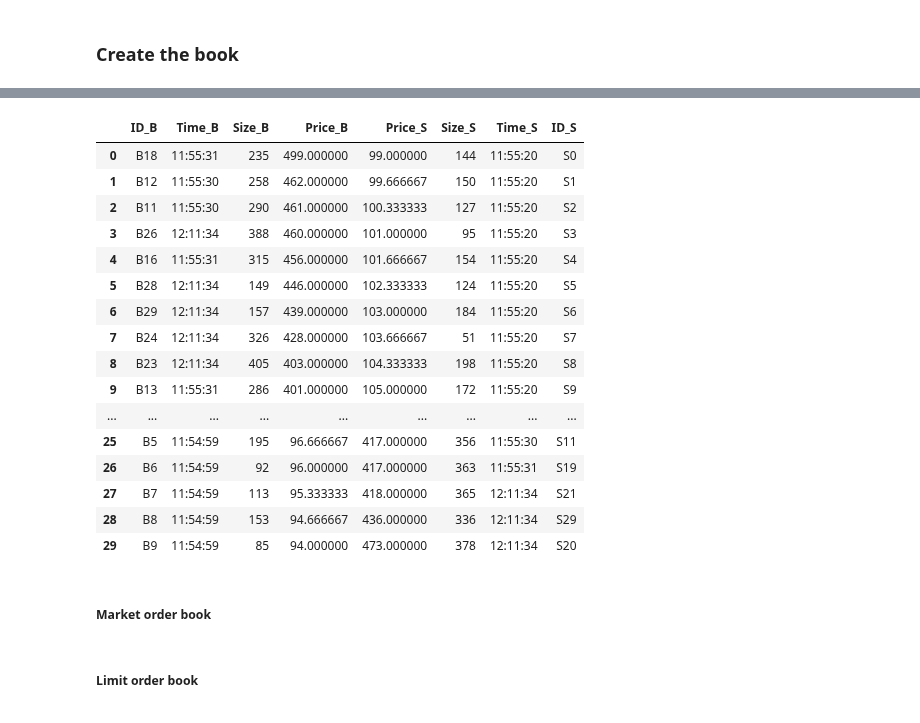
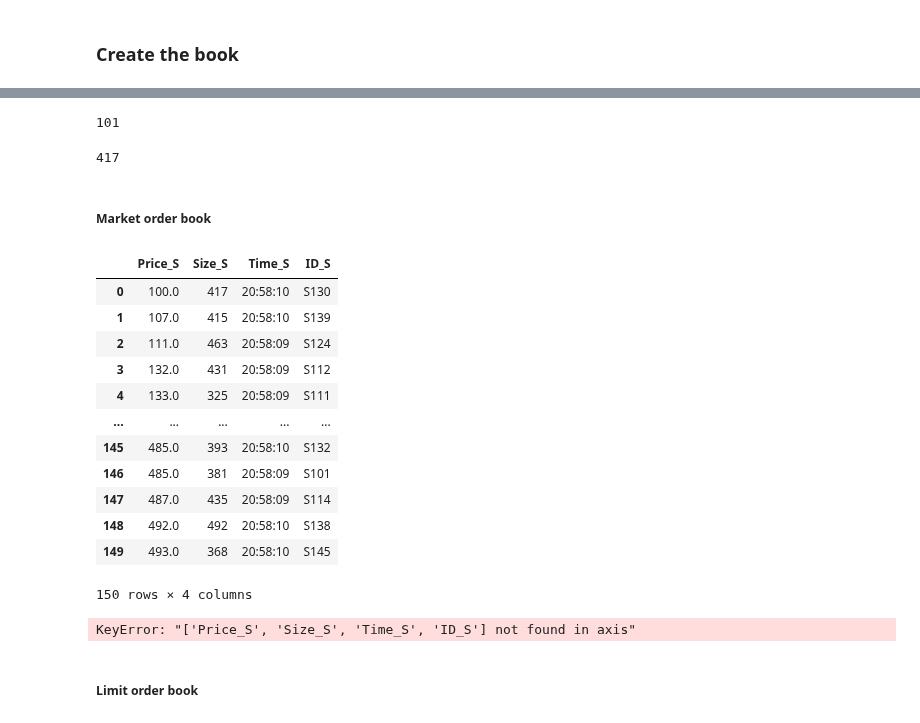
Before and after one commit to ThxHuncho/MyProject, a Jupyter notebook: Market_Limit_Order_book___.ipynb, the cells around one changed output, grey strips where cells are left out. Cells and saved outputs as stored; diff of their text form; code cells hidden in the pictures.

```diff
--- a/Market_Limit_Order_book___.ipynb
+++ b/Market_Limit_Order_book___.ipynb
@@ -135,7 +164,7 @@ Buys=Buys.sort_values(by=['Price_B'], ascending=False)
 Buys=Buys.reset_index()
 Buys=Buys.drop('index',axis=1)
 # %%
-Sells=Sells.sort_values(by=['Price_S'], ascending=True)
+Sells=Sells.sort_values(by=['Price_S','Time_S'], ascending=True)
 Sells=Sells.reset_index()
 Sells=Sells.drop('index',axis=1)
 # %%
@@ -143,25 +188,29 @@ df=pd.concat([Buys,Sells],axis=1)
 # %%
-df
+Sells.Size_S.min()
 # %% [output]
-|  | ID_B | Time_B | Size_B | Price_B | Price_S | Size_S | Time_S | ID_S |
-| 0 | B18 | 11:55:31 | 235 | 499.000000 | 99.000000 | 144 | 11:55:20 | S0 |
-| 1 | B12 | 11:55:30 | 258 | 462.000000 | 99.666667 | 150 | 11:55:20 | S1 |
-| 2 | B11 | 11:55:30 | 290 | 461.000000 | 100.333333 | 127 | 11:55:20 | S2 |
-| 3 | B26 | 12:11:34 | 388 | 460.000000 | 101.000000 | 95 | 11:55:20 | S3 |
-| 4 | B16 | 11:55:31 | 315 | 456.000000 | 101.666667 | 154 | 11:55:20 | S4 |
-| 5 | B28 | 12:11:34 | 149 | 446.000000 | 102.333333 | 124 | 11:55:20 | S5 |
-| 6 | B29 | 12:11:34 | 157 | 439.000000 | 103.000000 | 184 | 11:55:20 | S6 |
-| 7 | B24 | 12:11:34 | 326 | 428.000000 | 103.666667 | 51 | 11:55:20 | S7 |
-| 8 | B23 | 12:11:34 | 405 | 403.000000 | 104.333333 | 198 | 11:55:20 | S8 |
-| 9 | B13 | 11:55:31 | 286 | 401.000000 | 105.000000 | 172 | 11:55:20 | S9 |
-| ... | ... | ... | ... | ... | ... | ... | ... | ... |
-| 25 | B5 | 11:54:59 | 195 | 96.666667 | 417.000000 | 356 | 11:55:30 | S11 |
-| 26 | B6 | 11:54:59 | 92 | 96.000000 | 417.000000 | 363 | 11:55:31 | S19 |
-| 27 | B7 | 11:54:59 | 113 | 95.333333 | 418.000000 | 365 | 12:11:34 | S21 |
-| 28 | B8 | 11:54:59 | 153 | 94.666667 | 436.000000 | 336 | 12:11:34 | S29 |
-| 29 | B9 | 11:54:59 | 85 | 94.000000 | 473.000000 | 378 | 12:11:34 | S20 |
+101
+# %%
+int(Sells[Sells.Price_S==Sells.Price_S.min()].Size_S)
+# %% [output]
+417
 # %% [markdown]
 ##### Market order book
+# %%
+Sells
+# %% [output]
+|  | Price_S | Size_S | Time_S | ID_S |
+| 0 | 100.0 | 417 | 20:58:10 | S130 |
+| 1 | 107.0 | 415 | 20:58:10 | S139 |
+| 2 | 111.0 | 463 | 20:58:09 | S124 |
+| 3 | 132.0 | 431 | 20:58:09 | S112 |
+| 4 | 133.0 | 325 | 20:58:09 | S111 |
+| ... | ... | ... | ... | ... |
+| 145 | 485.0 | 393 | 20:58:10 | S132 |
+| 146 | 485.0 | 381 | 20:58:09 | S101 |
+| 147 | 487.0 | 435 | 20:58:09 | S114 |
+| 148 | 492.0 | 492 | 20:58:10 | S138 |
+| 149 | 493.0 | 368 | 20:58:10 | S145 |
+150 rows × 4 columns
 # %%
 #Market order function
 
@@ -176,3 +236,7 @@ def MO(Action:str,Size:float):
+# %%
+MO('Buy',1000)
+# %% [output]
+KeyError: "['Price_S', 'Size_S', 'Time_S', 'ID_S'] not found in axis"
 # %% [markdown]
 ##### Limit order book
 # %%
```
Also changed, not shown: parts of 13 cells of this notebook.
